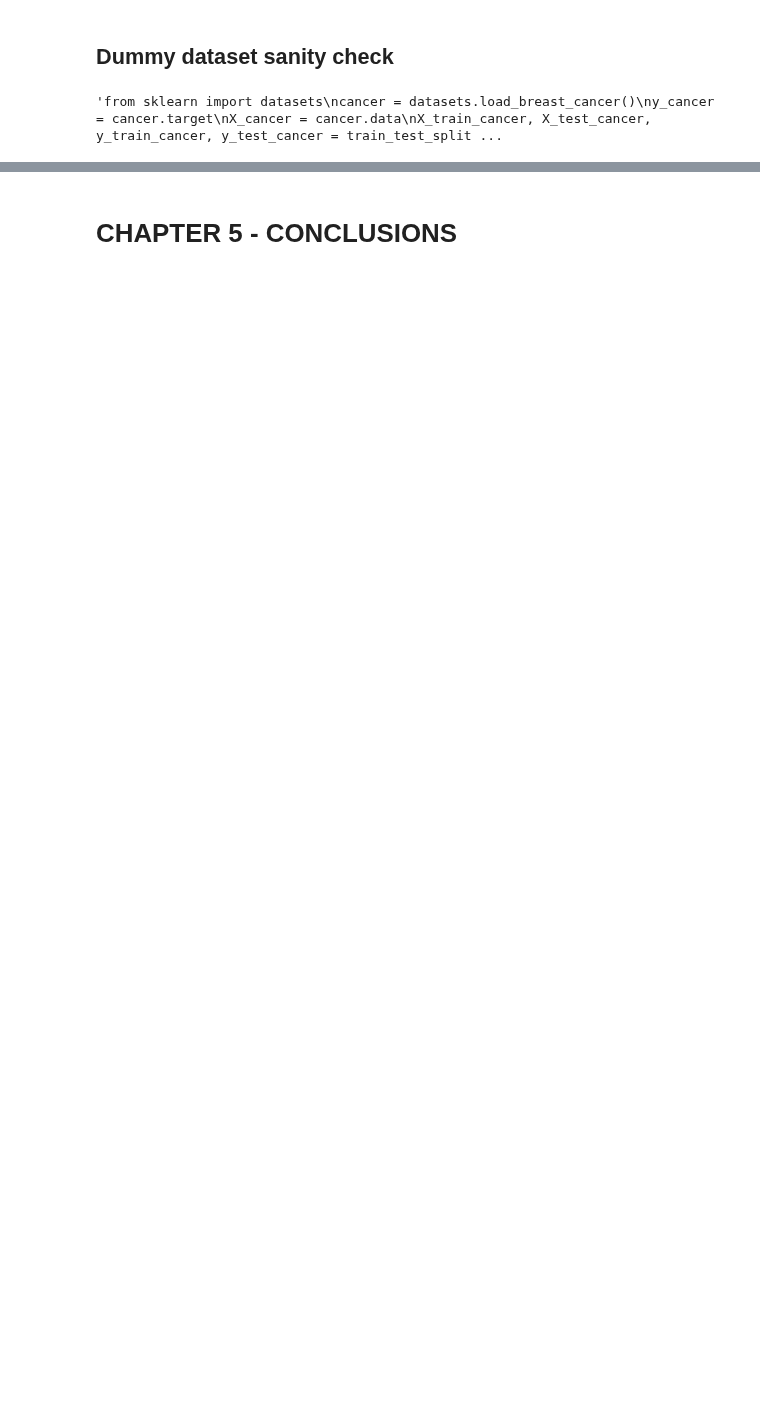
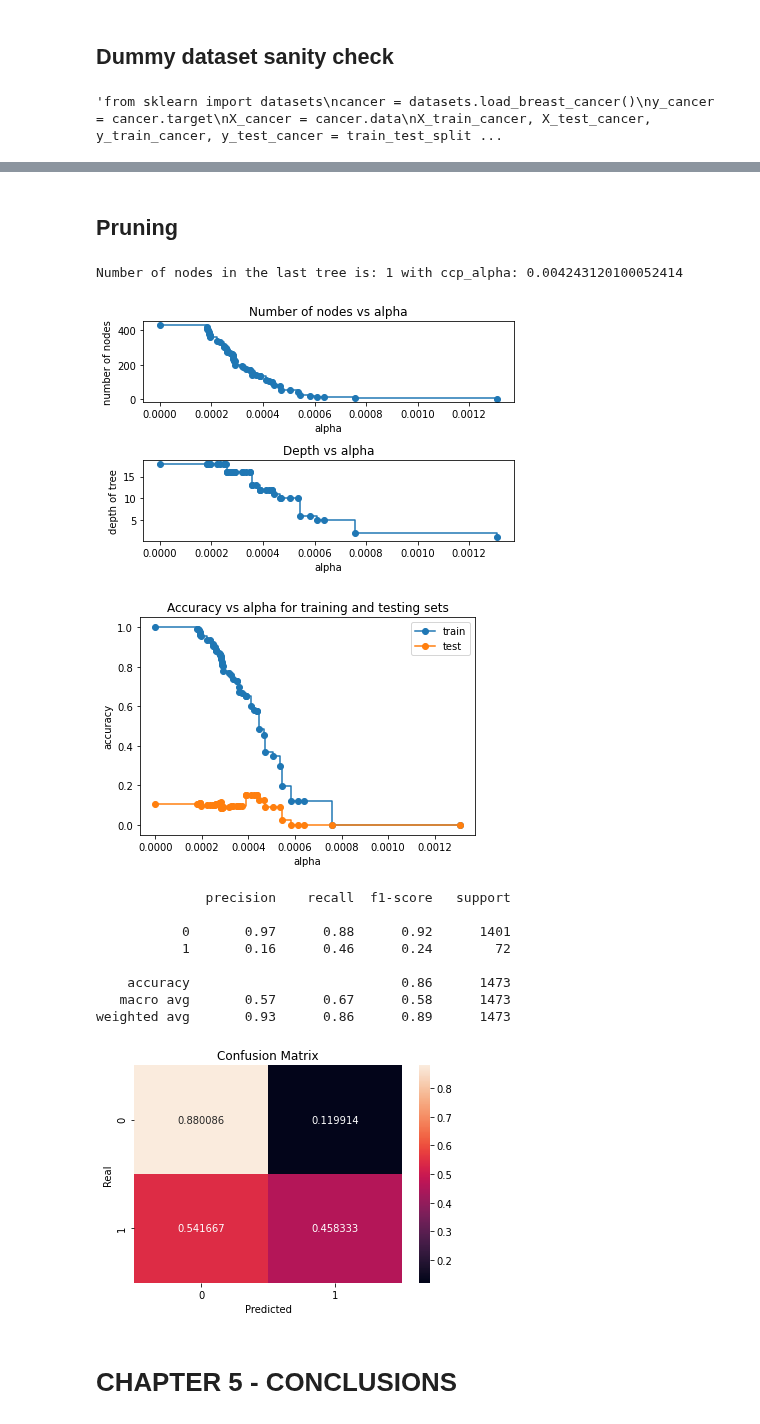
Before and after one commit to iberius96/Classification-task-for-heart-condition, a Jupyter notebook: main.ipynb, the cells around one changed output, grey strips where cells are left out. Cells and saved outputs as stored; diff of their text form; code cells hidden in the pictures; blank space fills up the shorter version.

```diff
--- a/main.ipynb
+++ b/main.ipynb
@@ -888,6 +894,9 @@ class CustomRandomForestClassifier:
         'None' considers all the features in the training set
         'sqrt' considers the square root of the total nr of features in the training set
         'log2' considers the log base 2 of the total nr of features in the training set
+    min_size_leaf: int
+        The minimum nr of entries required for a leaf node
+        A split candidate is considered only if it creates two child nodes that respect this parameter
     '''
     def __init__(self, *,
                  forest_size = 100,
@@ -898,7 +907,8 @@ class CustomRandomForestClassifier:
                  min_impurity_delta = None,
                  min_impurity_part = None,
                  min_size_part = 2,
-                 max_features = 'sqrt'):
+                 max_features = 'sqrt',
+                 min_size_leaf = 1):
         self.strategy = strategy
         self.max_depth = max_depth # Root depth is 0
         self.bootstrapping = bootstrapping
@@ -908,6 +918,7 @@ class CustomRandomForestClassifier:
         self.min_impurity_part = min_impurity_part
         self.min_size_part = min_size_part
         self.max_features = max_features
+        self.min_size_leaf = min_size_leaf
         self.n_classes = 0
         self.forest = []
 
@@ -938,7 +949,8 @@ class CustomRandomForestClassifier:
                                                      min_impurity_delta = self.min_impurity_delta,
                                                      min_impurity_part = self.min_impurity_part,
                                                      min_size_part = self.min_size_part,
-                                                     max_features = self.max_features)
+                                                     max_features = self.max_features,
+                                                     min_size_leaf = self.min_size_leaf)
 
             if self.bootstrapping:
                 curr_X, curr_y = self.bootstrap(X, y, self.bootstrapping_ratio)
@@ -1308,2 +1402,72 @@ classification_report(y_test, np.around(y_predict[:, 1]), output_dict=True)'''
+# %% [markdown]
+## Pruning
+# %%
+clf = DecisionTreeClassifier()
+path = clf.cost_complexity_pruning_path(X_train, y_train)
+ccp_alphas, impurities = path.ccp_alphas, path.impurities
+
+clfs = []
+for ccp_alpha in ccp_alphas:
+    clf = DecisionTreeClassifier(random_state=0, ccp_alpha=ccp_alpha)
+    clf.fit(X_train, y_train)
+    clfs.append(clf)
+print("Number of nodes in the last tree is: {} with ccp_alpha: {}".format(
+      clfs[-1].tree_.node_count, ccp_alphas[-1]))
+
+clfs = clfs[:-1]
+ccp_alphas = ccp_alphas[:-1]
+
+node_counts = [clf.tree_.node_count for clf in clfs]
+depth = [clf.tree_.max_depth for clf in clfs]
+fig, ax = plt.subplots(2, 1)
+ax[0].plot(ccp_alphas, node_counts, marker='o', drawstyle="steps-post")
+ax[0].set_xlabel("alpha")
+ax[0].set_ylabel("number of nodes")
+ax[0].set_title("Number of nodes vs alpha")
+ax[1].plot(ccp_alphas, depth, marker='o', drawstyle="steps-post")
+ax[1].set_xlabel("alpha")
+ax[1].set_ylabel("depth of tree")
+ax[1].set_title("Depth vs alpha")
+fig.tight_layout()
+
+train_scores = [f1_score(y_train, clf.predict(X_train), labels='micro') for clf in clfs]
+test_scores = [f1_score(y_test, clf.predict(X_test), labels='micro') for clf in clfs]
+
+fig, ax = plt.subplots()
+ax.set_xlabel("alpha")
+ax.set_ylabel("accuracy")
+ax.set_title("Accuracy vs alpha for training and testing sets")
+ax.plot(ccp_alphas, train_scores, marker='o', label="train",
+        drawstyle="steps-post")
+ax.plot(ccp_alphas, test_scores, marker='o', label="test",
+        drawstyle="steps-post")
+ax.legend()
+plt.show()
+
+'''index_best_model = np.argmax(test_scores)
+best_model = clfs[index_best_model]
+score_model(best_model, X_test, y_test, 'Sklearn Decision Tree')'''
+
+sklearn_tree = RandomForestClassifier(max_depth=90, max_features=3, min_samples_leaf=3,
+                       min_samples_split=8, n_estimators=300, ccp_alpha = 0.0004)
+sklearn_tree.fit(X_train_SMOTE, y_train_SMOTE.to_numpy().flatten())
+
+'''print("TRAIN DATA")
+score_model(sklearn_tree, X_train, y_train)
+print("\nTEST DATA")'''
+sklearn_tree_class_report = score_model(sklearn_tree, X_test, y_test.to_numpy().flatten(), 'Sklearn Decision Tree')
+# %% [output]
+Number of nodes in the last tree is: 1 with ccp_alpha: 0.004243120100052414
+[figure, added]
+[figure, added]
+              precision    recall  f1-score   support
+
+           0       0.97      0.88      0.92      1401
+           1       0.16      0.46      0.24        72
+
+    accuracy                           0.86      1473
+   macro avg       0.57      0.67      0.58      1473
+weighted avg       0.93      0.86      0.89      1473
+[figure, added]
 # %% [markdown]
 # CHAPTER 5 - CONCLUSIONS <a class="anchor" id="5"></a>
```
Also changed, not shown: parts of 22 cells of this notebook.
